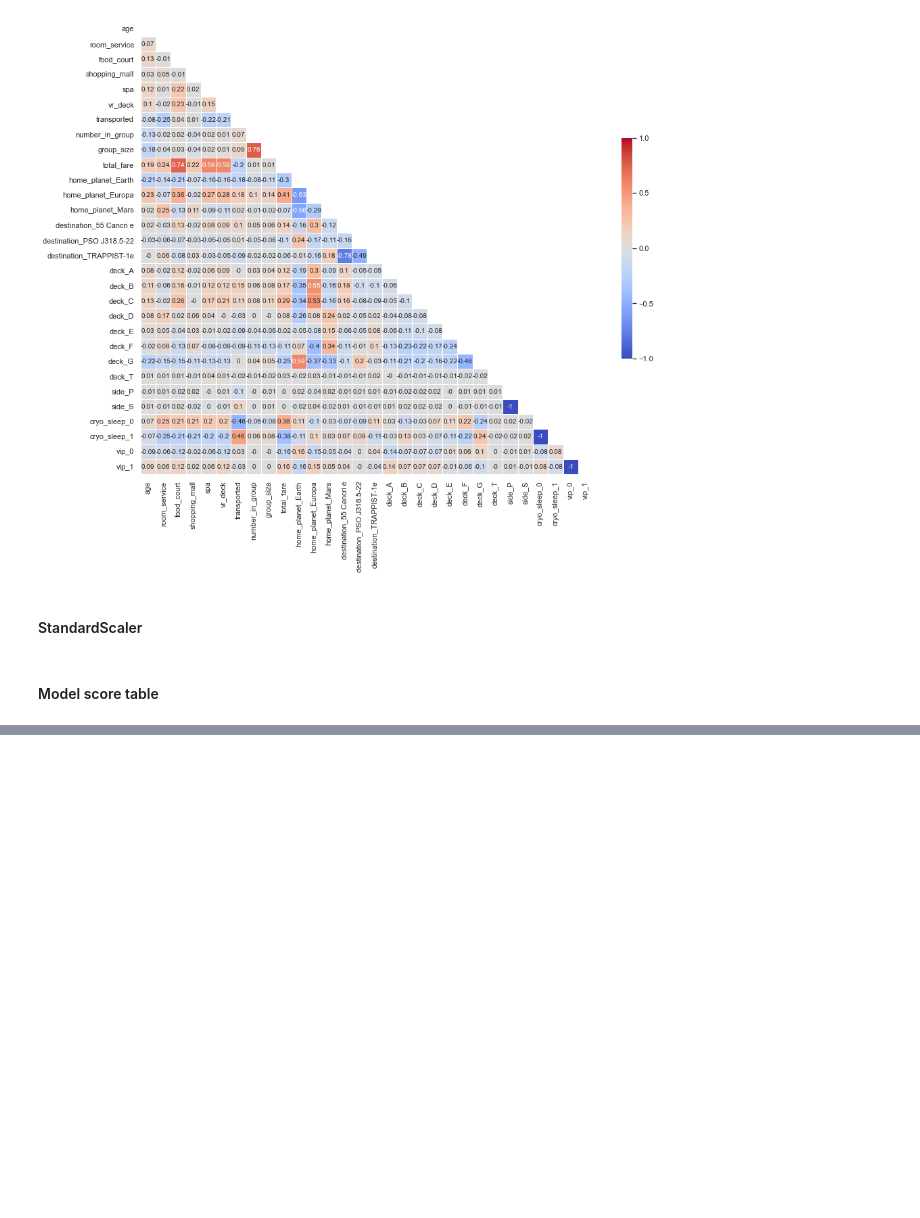
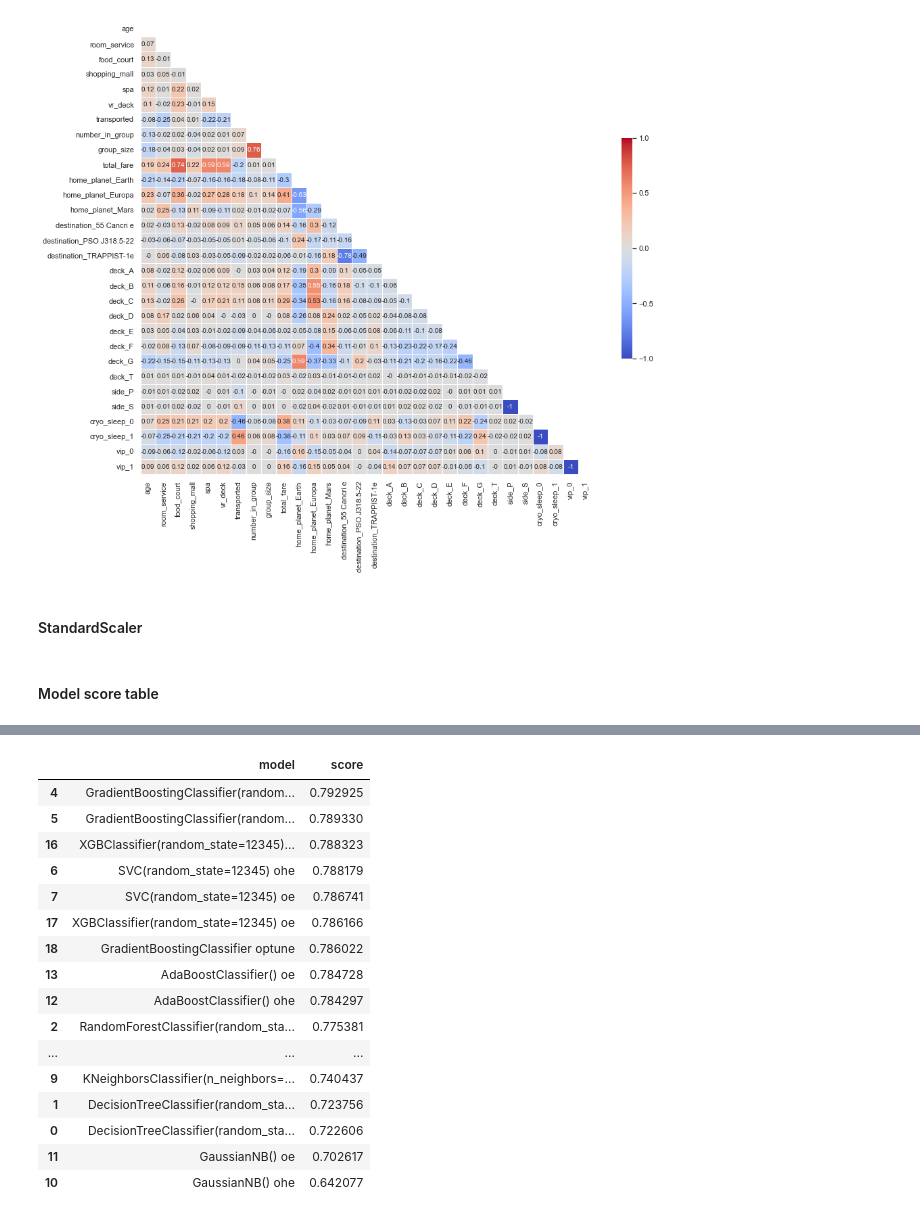
Before and after one commit to DaniilTsalik/Detecting_fraud, a Jupyter notebook: Untitled.ipynb, the cells around one changed output, grey strips where cells are left out. Drawn from its saved outputs; the diff is of its cells as text; code cells hidden in the pictures; blank space fills up the shorter version.

```diff
--- a/Untitled.ipynb
+++ b/Untitled.ipynb
@@ -876,4 +919,25 @@ params_gbc = study.best_params
 # %%
-stat_table.loc[len(stat_table.index)] = ['GradientBoostingClassifier', cross_val_score(model.set_params(**params_gbc), features, target, cv=3)]
+params = study.best_params
+best_gbc = GradientBoostingClassifier(random_state=12345)
+best_gbc = best_gbc.set_params(**params)
+stat_table.loc[len(stat_table.index)] = ['GradientBoostingClassifier optune', cross_val_score(best_gbc, features_train_ohe, target_train_ohe, cv=6).mean()]
 stat_table = stat_table.sort_values(by='score', ascending=False)
 stat_table
+# %% [output]
+|  | model | score |
+| 4 | GradientBoostingClassifier(random... | 0.792925 |
+| 5 | GradientBoostingClassifier(random... | 0.789330 |
+| 16 | XGBClassifier(random_state=12345)... | 0.788323 |
+| 6 | SVC(random_state=12345) ohe | 0.788179 |
+| 7 | SVC(random_state=12345) oe | 0.786741 |
+| 17 | XGBClassifier(random_state=12345) oe | 0.786166 |
+| 18 | GradientBoostingClassifier optune | 0.786022 |
+| 13 | AdaBoostClassifier() oe | 0.784728 |
+| 12 | AdaBoostClassifier() ohe | 0.784297 |
+| 2 | RandomForestClassifier(random_sta... | 0.775381 |
+| ... | ... | ... |
+| 9 | KNeighborsClassifier(n_neighbors=... | 0.740437 |
+| 1 | DecisionTreeClassifier(random_sta... | 0.723756 |
+| 0 | DecisionTreeClassifier(random_sta... | 0.722606 |
+| 11 | GaussianNB() oe | 0.702617 |
+| 10 | GaussianNB() ohe | 0.642077 |
```
Also changed, not shown: parts of 19 cells of this notebook.
